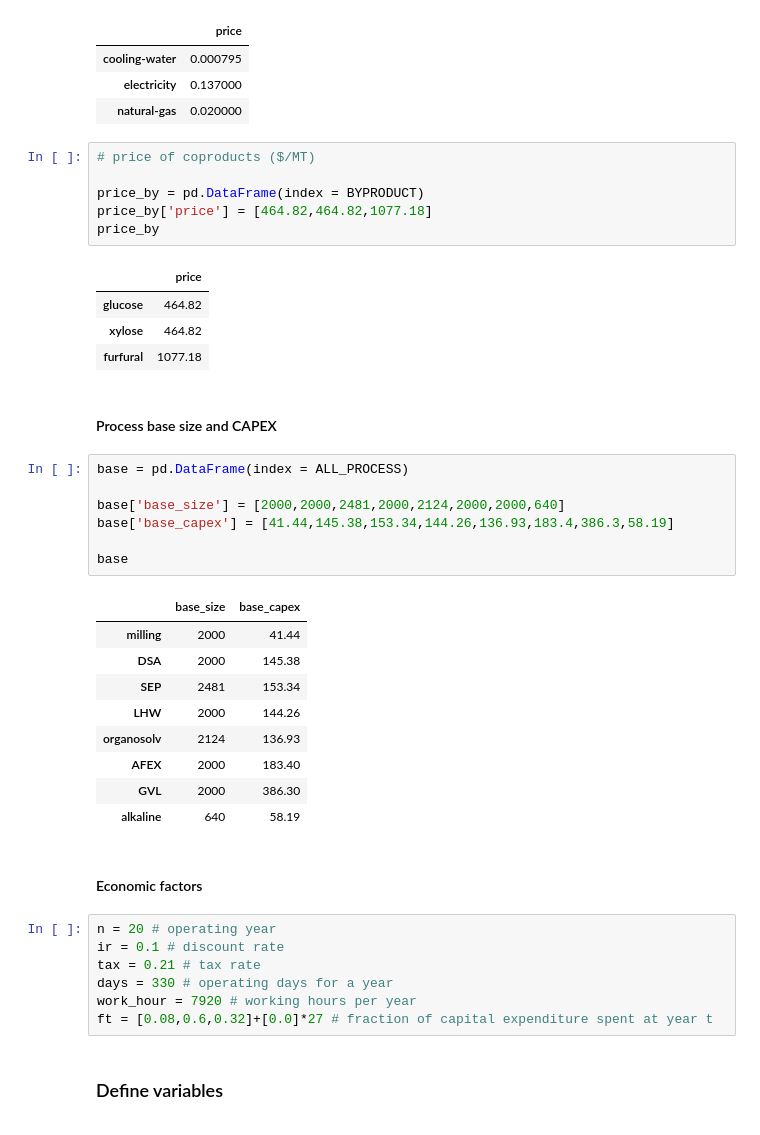
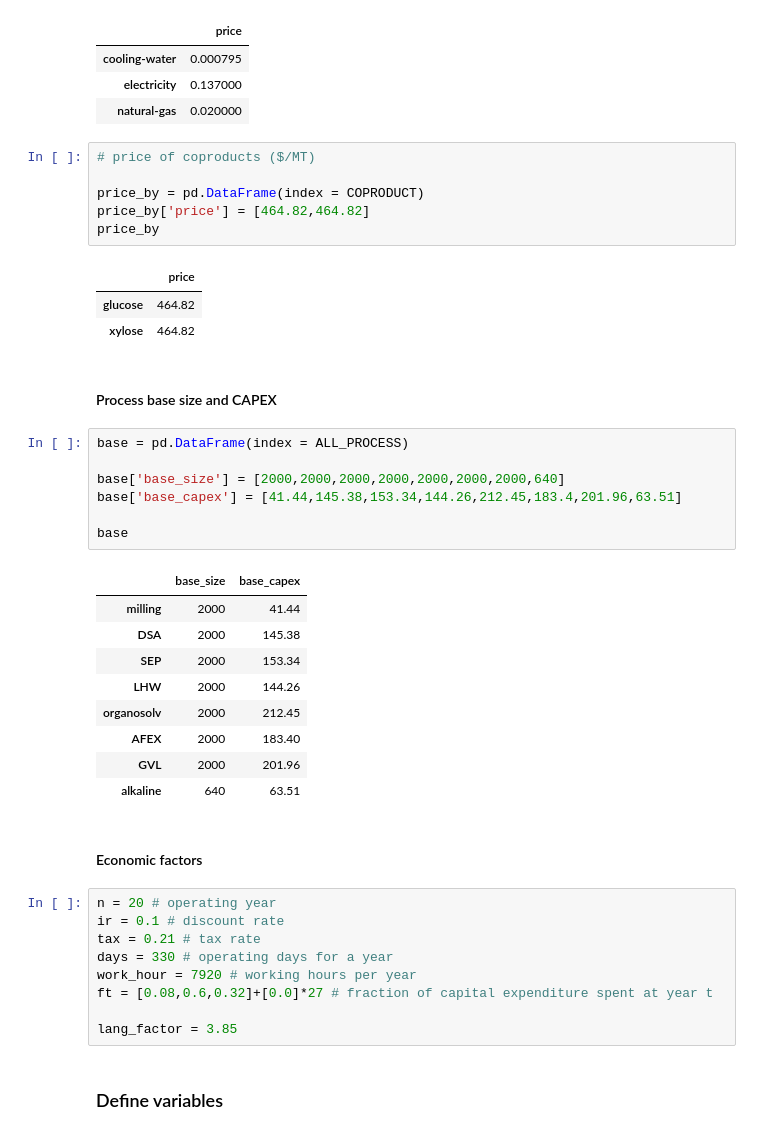
Before and after one commit to Kankincredible/lignin-valorization-superstructure-optimization, a Jupyter notebook: base-case-burn/base-case-burn-herbaceous-plant.ipynb, the cells around one changed output. Drawn from its saved outputs; the diff is of its cells as text.

```diff
--- a/base-case-burn/base-case-burn-herbaceous-plant.ipynb
+++ b/base-case-burn/base-case-burn-herbaceous-plant.ipynb
@@ -265,33 +249,32 @@ price_ut
 # %%
 # price of coproducts ($/MT)
 
-price_by = pd.DataFrame(index = BYPRODUCT)
-price_by['price'] = [464.82,464.82,1077.18]
+price_by = pd.DataFrame(index = COPRODUCT)
+price_by['price'] = [464.82,464.82]
 price_by
 # %% [output]
 |  | price |
 | glucose | 464.82 |
 | xylose | 464.82 |
-| furfural | 1077.18 |
 # %% [markdown]
 #### Process base size and CAPEX
 # %%
 base = pd.DataFrame(index = ALL_PROCESS)
 
-base['base_size'] = [2000,2000,2481,2000,2124,2000,2000,640]
-base['base_capex'] = [41.44,145.38,153.34,144.26,136.93,183.4,386.3,58.19]
+base['base_size'] = [2000,2000,2000,2000,2000,2000,2000,640]
+base['base_capex'] = [41.44,145.38,153.34,144.26,212.45,183.4,201.96,63.51]
 
 base
 # %% [output]
 |  | base_size | base_capex |
 | milling | 2000 | 41.44 |
 | DSA | 2000 | 145.38 |
-| SEP | 2481 | 153.34 |
+| SEP | 2000 | 153.34 |
 | LHW | 2000 | 144.26 |
-| organosolv | 2124 | 136.93 |
+| organosolv | 2000 | 212.45 |
 | AFEX | 2000 | 183.40 |
-| GVL | 2000 | 386.30 |
-| alkaline | 640 | 58.19 |
+| GVL | 2000 | 201.96 |
+| alkaline | 640 | 63.51 |
 # %% [markdown]
 #### Economic factors
 # %%
@@ -301,6 +284,8 @@ tax = 0.21 # tax rate
 days = 330 # operating days for a year
 work_hour = 7920 # working hours per year
 ft = [0.08,0.6,0.32]+[0.0]*27 # fraction of capital expenditure spent at year t
+
+lang_factor = 3.85
 # %% [markdown]
 ### Define variables
 # %% [markdown]
```
Also changed, not shown: parts of 33 cells of this notebook, 6 other files.
